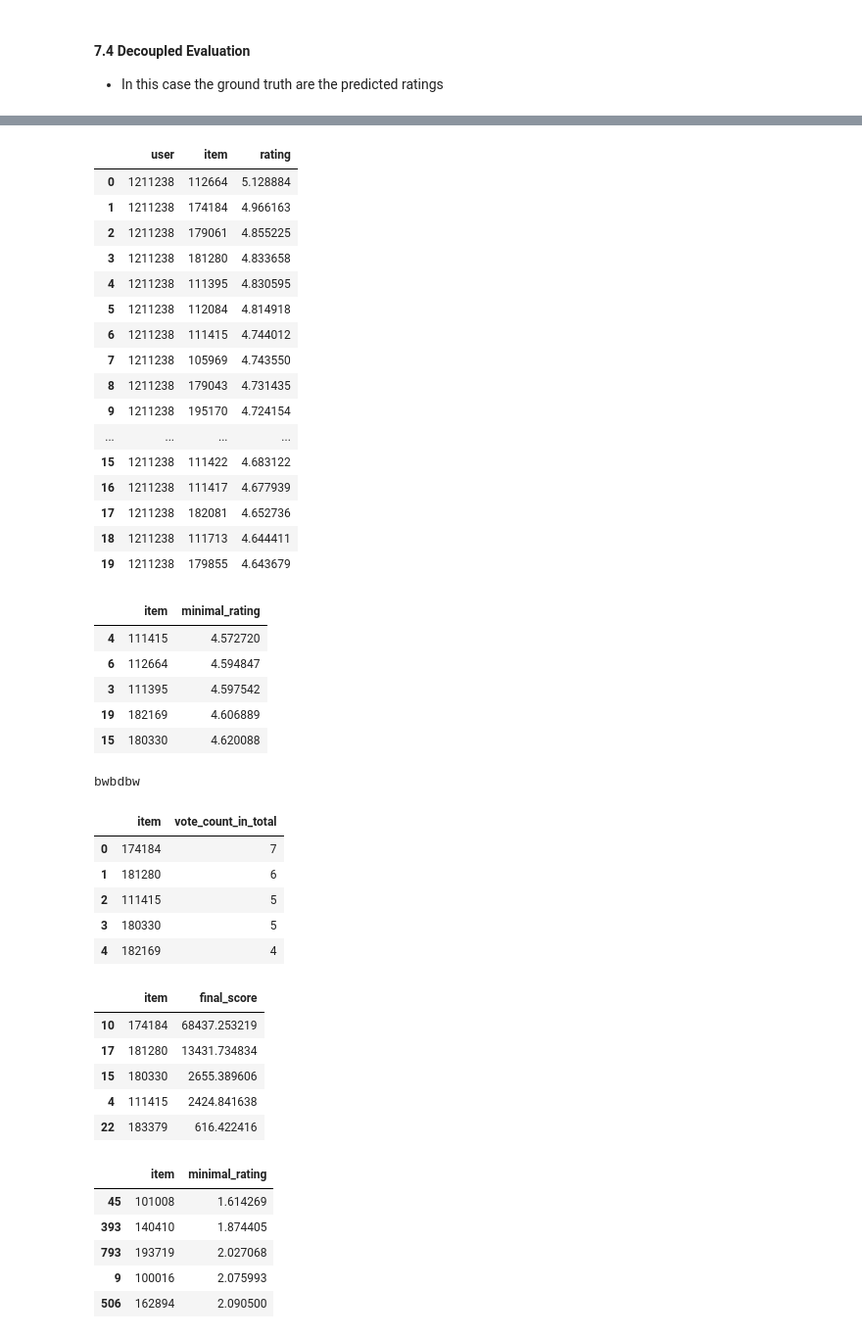
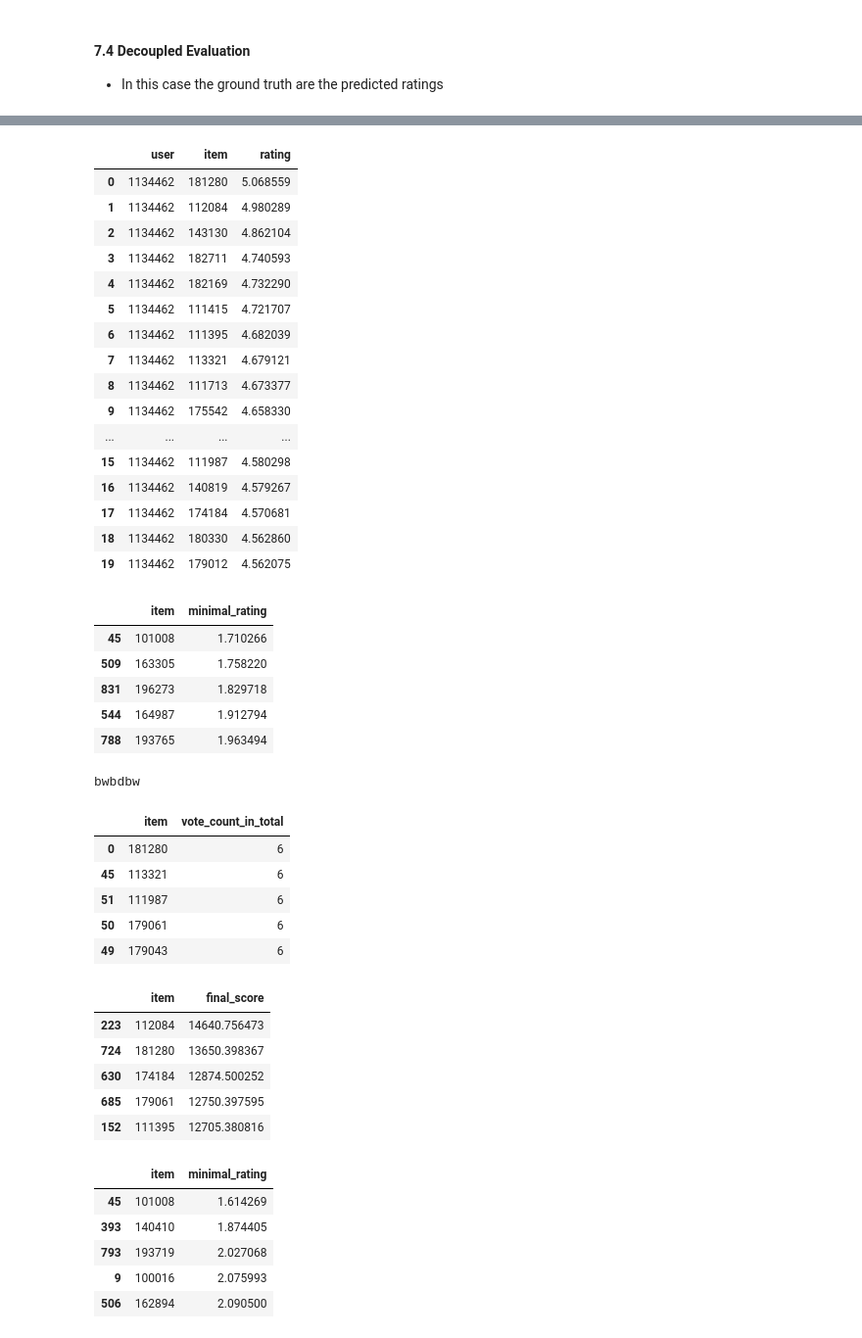
Before and after one commit to NikiLalev/rs_project_group12, a Jupyter notebook: testswithslim/Grup2Item_item copy.ipynb, the cells around one changed output, grey strips where cells are left out. Shown at 98% size. Cells and saved outputs as stored; diff of their text form; code cells hidden in the pictures.

```diff
--- a/testswithslim/Grup2Item_item copy.ipynb
+++ b/testswithslim/Grup2Item_item copy.ipynb
@@ -688,47 +685,41 @@ display(coupled_results)
  ...]
 # %%
 # 1913657, 1157893
-user_ids = [1211238,
-  1126323,
-  1153158,
-  1234112,
-  1224634,
-  1214006,
-  1189309]
+user_ids = [1134462, 1132037, 1269163, 1117850, 1318416, 1588076]
 # Initialize an empty list to store the top recommendations for all users
 all_top_recommendations = []
 
 # Loop through each user and get the top 10 recommended items
 for user_id in user_ids:
     user_ratings = extended_test_df[extended_test_df['user'] == user_id]
     top_items = user_ratings.sort_values(by='rating', ascending=False)
 
     # Add user ID to each row in top_items
     top_items['user'] = user_id
 
     # Append top_items to the list
     all_top_recommendations.append(top_items[['user', 'item', 'rating']])
 
 # Concatenate the list into a single DataFrame
 final_recommendations_df = pd.concat(all_top_recommendations, ignore_index=True)
 
 # Display the final DataFrame
 display(final_recommendations_df.head(20))
 # %% [output]
 |  | user | item | rating |
-| 0 | 1211238 | 112664 | 5.128884 |
-| 1 | 1211238 | 174184 | 4.966163 |
-| 2 | 1211238 | 179061 | 4.855225 |
-| 3 | 1211238 | 181280 | 4.833658 |
-| 4 | 1211238 | 111395 | 4.830595 |
-| 5 | 1211238 | 112084 | 4.814918 |
-| 6 | 1211238 | 111415 | 4.744012 |
-| 7 | 1211238 | 105969 | 4.743550 |
-| 8 | 1211238 | 179043 | 4.731435 |
-| 9 | 1211238 | 195170 | 4.724154 |
+| 0 | 1134462 | 181280 | 5.068559 |
+| 1 | 1134462 | 112084 | 4.980289 |
+| 2 | 1134462 | 143130 | 4.862104 |
+| 3 | 1134462 | 182711 | 4.740593 |
+| 4 | 1134462 | 182169 | 4.732290 |
+| 5 | 1134462 | 111415 | 4.721707 |
+| 6 | 1134462 | 111395 | 4.682039 |
+| 7 | 1134462 | 113321 | 4.679121 |
+| 8 | 1134462 | 111713 | 4.673377 |
+| 9 | 1134462 | 175542 | 4.658330 |
 | ... | ... | ... | ... |
-| 15 | 1211238 | 111422 | 4.683122 |
-| 16 | 1211238 | 111417 | 4.677939 |
-| 17 | 1211238 | 182081 | 4.652736 |
-| 18 | 1211238 | 111713 | 4.644411 |
-| 19 | 1211238 | 179855 | 4.643679 |
+| 15 | 1134462 | 111987 | 4.580298 |
+| 16 | 1134462 | 140819 | 4.579267 |
+| 17 | 1134462 | 174184 | 4.570681 |
+| 18 | 1134462 | 180330 | 4.562860 |
+| 19 | 1134462 | 179012 | 4.562075 |
@@ -790,24 +770,24 @@ print
 display(result_df_multi.head())
 # %% [output]
 |  | item | minimal_rating |
-| 4 | 111415 | 4.572720 |
-| 6 | 112664 | 4.594847 |
-| 3 | 111395 | 4.597542 |
-| 19 | 182169 | 4.606889 |
-| 15 | 180330 | 4.620088 |
+| 45 | 101008 | 1.710266 |
+| 509 | 163305 | 1.758220 |
+| 831 | 196273 | 1.829718 |
+| 544 | 164987 | 1.912794 |
+| 788 | 193765 | 1.963494 |
 bwbdbw
 |  | item | vote_count_in_total |
-| 0 | 174184 | 7 |
-| 1 | 181280 | 6 |
-| 2 | 111415 | 5 |
-| 3 | 180330 | 5 |
-| 4 | 182169 | 4 |
+| 0 | 181280 | 6 |
+| 45 | 113321 | 6 |
+| 51 | 111987 | 6 |
+| 50 | 179061 | 6 |
+| 49 | 179043 | 6 |
 |  | item | final_score |
-| 10 | 174184 | 68437.253219 |
-| 17 | 181280 | 13431.734834 |
-| 15 | 180330 | 2655.389606 |
-| 4 | 111415 | 2424.841638 |
-| 22 | 183379 | 616.422416 |
+| 223 | 112084 | 14640.756473 |
+| 724 | 181280 | 13650.398367 |
+| 630 | 174184 | 12874.500252 |
+| 685 | 179061 | 12750.397595 |
+| 152 | 111395 | 12705.380816 |
 # %%
 def approvalVoting(data):
     df=pd.DataFrame(data)
```
Also changed, not shown: parts of 15 cells of this notebook, 1 other file.
